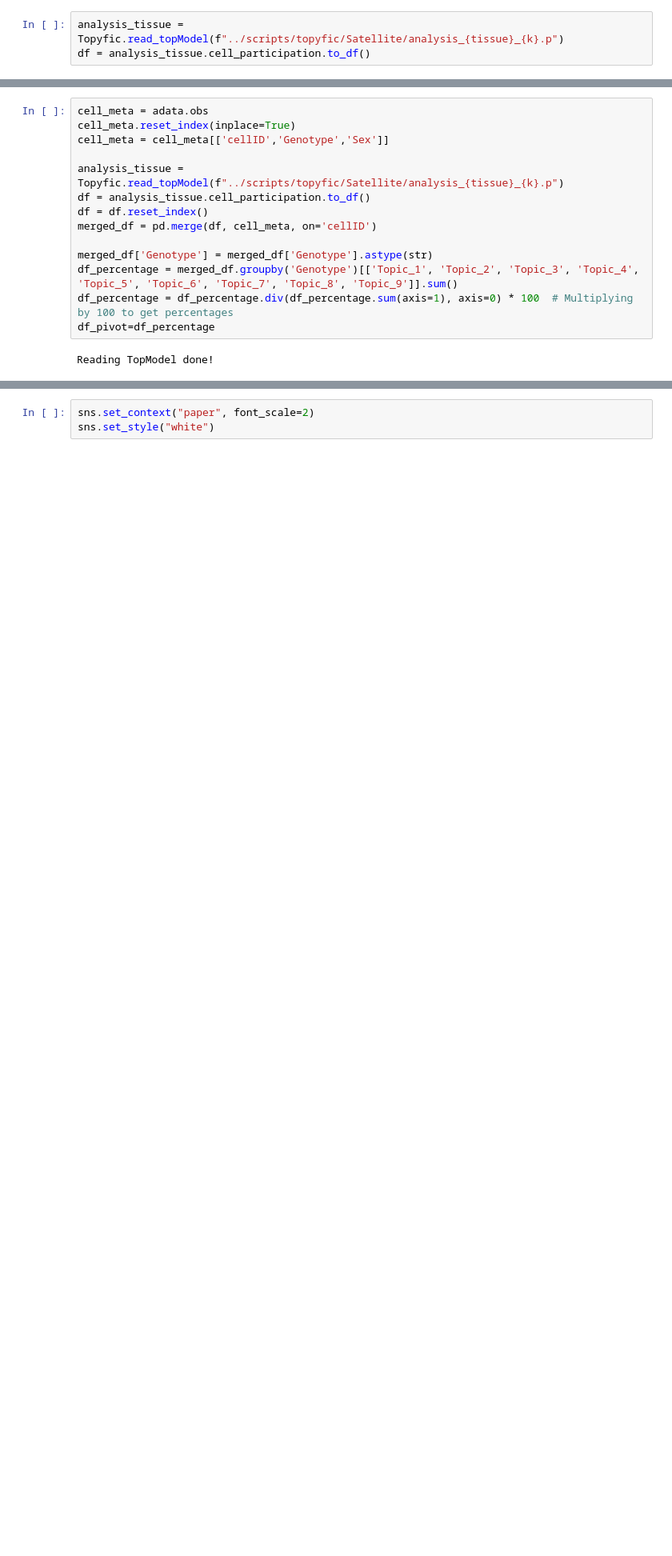
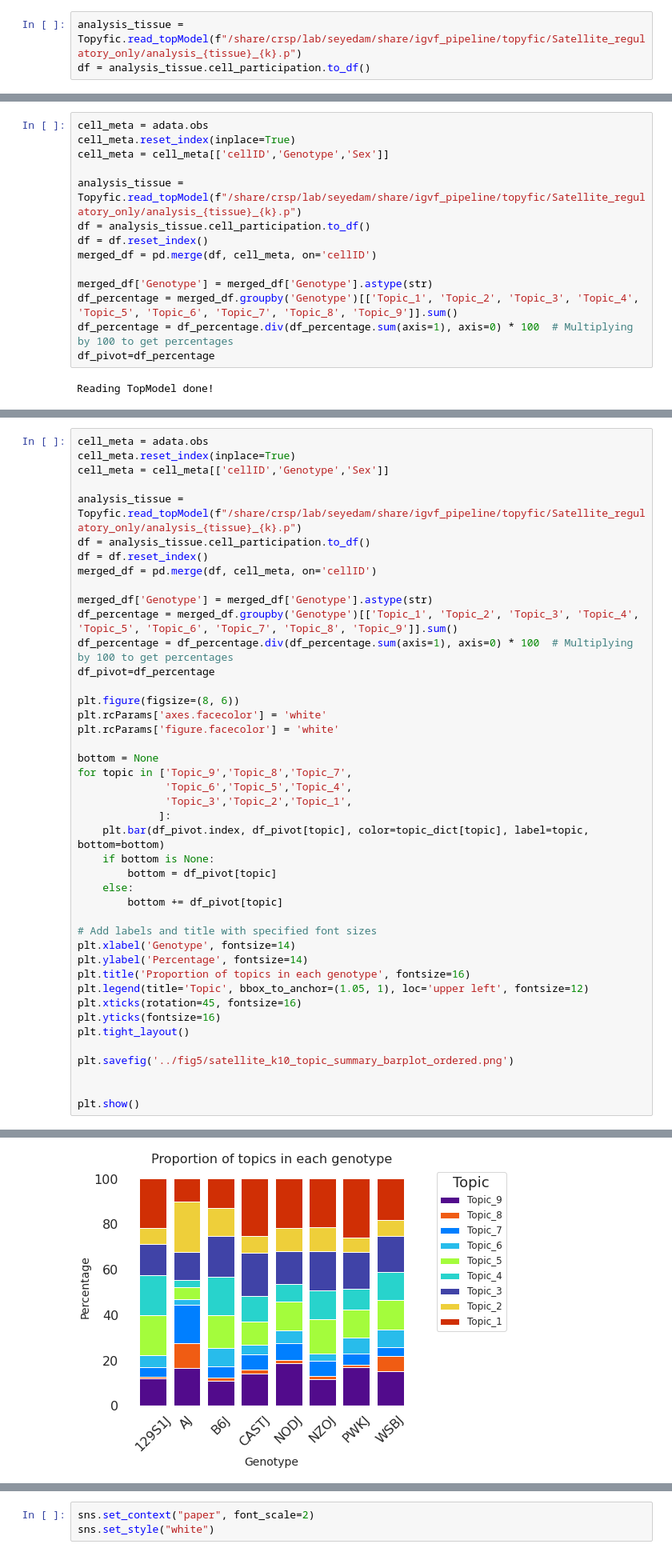
Before and after one commit to mortazavilab/8cube_manuscript, a Jupyter notebook: notebooks/Fig5.ipynb, the cells around one changed output, grey strips where cells are left out. Shown at 80% size. Saved outputs shown, nothing was run; the diff lists cells and outputs as text; blank space fills up the shorter version.

```diff
--- a/notebooks/Fig5.ipynb
+++ b/notebooks/Fig5.ipynb
@@ -355,7 +402,7 @@ Reading TopModel done!
 # %%
 adata = sc.read_h5ad(f'/share/crsp/lab/seyedam/share/igvf_pipeline/IGVF_analysis/cellbender_tissues/annotated/{tissue}.h5ad')
 # %%
-analysis_tissue = Topyfic.read_topModel(f"../scripts/topyfic/Satellite/analysis_{tissue}_{k}.p")
+analysis_tissue = Topyfic.read_topModel(f"/share/crsp/lab/seyedam/share/igvf_pipeline/topyfic/Satellite_regulatory_only/analysis_{tissue}_{k}.p")
 df = analysis_tissue.cell_participation.to_df()
 # %% [output]
 Reading TopModel done!
@@ -534,7 +581,7 @@ cell_meta = adata.obs
 cell_meta.reset_index(inplace=True)
 cell_meta = cell_meta[['cellID','Genotype','Sex']]
 
-analysis_tissue = Topyfic.read_topModel(f"../scripts/topyfic/Satellite/analysis_{tissue}_{k}.p")
+analysis_tissue = Topyfic.read_topModel(f"/share/crsp/lab/seyedam/share/igvf_pipeline/topyfic/Satellite_regulatory_only/analysis_{tissue}_{k}.p")
 df = analysis_tissue.cell_participation.to_df()
 df = df.reset_index()
 merged_df = pd.merge(df, cell_meta, on='cellID')
@@ -576,3 +623,47 @@ plt.savefig('../fig5/satellite_k10_topic_summary_barplot.pdf')
 plt.show()
 # %% [output]
 [figure]
+# %%
+cell_meta = adata.obs
+cell_meta.reset_index(inplace=True)
+cell_meta = cell_meta[['cellID','Genotype','Sex']]
+
+analysis_tissue = Topyfic.read_topModel(f"/share/crsp/lab/seyedam/share/igvf_pipeline/topyfic/Satellite_regulatory_only/analysis_{tissue}_{k}.p")
+df = analysis_tissue.cell_participation.to_df()
+df = df.reset_index()
+merged_df = pd.merge(df, cell_meta, on='cellID')
+
+merged_df['Genotype'] = merged_df['Genotype'].astype(str)
+df_percentage = merged_df.groupby('Genotype')[['Topic_1', 'Topic_2', 'Topic_3', 'Topic_4', 'Topic_5', 'Topic_6', 'Topic_7', 'Topic_8', 'Topic_9']].sum()
+df_percentage = df_percentage.div(df_percentage.sum(axis=1), axis=0) * 100  # Multiplying by 100 to get percentages
+df_pivot=df_percentage
+
+plt.figure(figsize=(8, 6))
+plt.rcParams['axes.facecolor'] = 'white'
+plt.rcParams['figure.facecolor'] = 'white'
+
+bottom = None
+for topic in ['Topic_9','Topic_8','Topic_7',
+              'Topic_6','Topic_5','Topic_4',
+              'Topic_3','Topic_2','Topic_1',
+             ]:
+    plt.bar(df_pivot.index, df_pivot[topic], color=topic_dict[topic], label=topic, bottom=bottom)
+    if bottom is None:
+        bottom = df_pivot[topic]
+    else:
+        bottom += df_pivot[topic]
+
+# Add labels and title with specified font sizes
+plt.xlabel('Genotype', fontsize=14)
+plt.ylabel('Percentage', fontsize=14)
+plt.title('Proportion of topics in each genotype', fontsize=16)
+plt.legend(title='Topic', bbox_to_anchor=(1.05, 1), loc='upper left', fontsize=12)
+plt.xticks(rotation=45, fontsize=16)
+plt.yticks(fontsize=16)
+plt.tight_layout()
+
+plt.savefig('../fig5/satellite_k10_topic_summary_barplot_ordered.png')
+
+
+plt.show()
+# %% [output]
@@ -578,0 +671 @@ plt.show()
+[figure, added]
```
Also changed, not shown: parts of 15 cells of this notebook, 4 other files.
